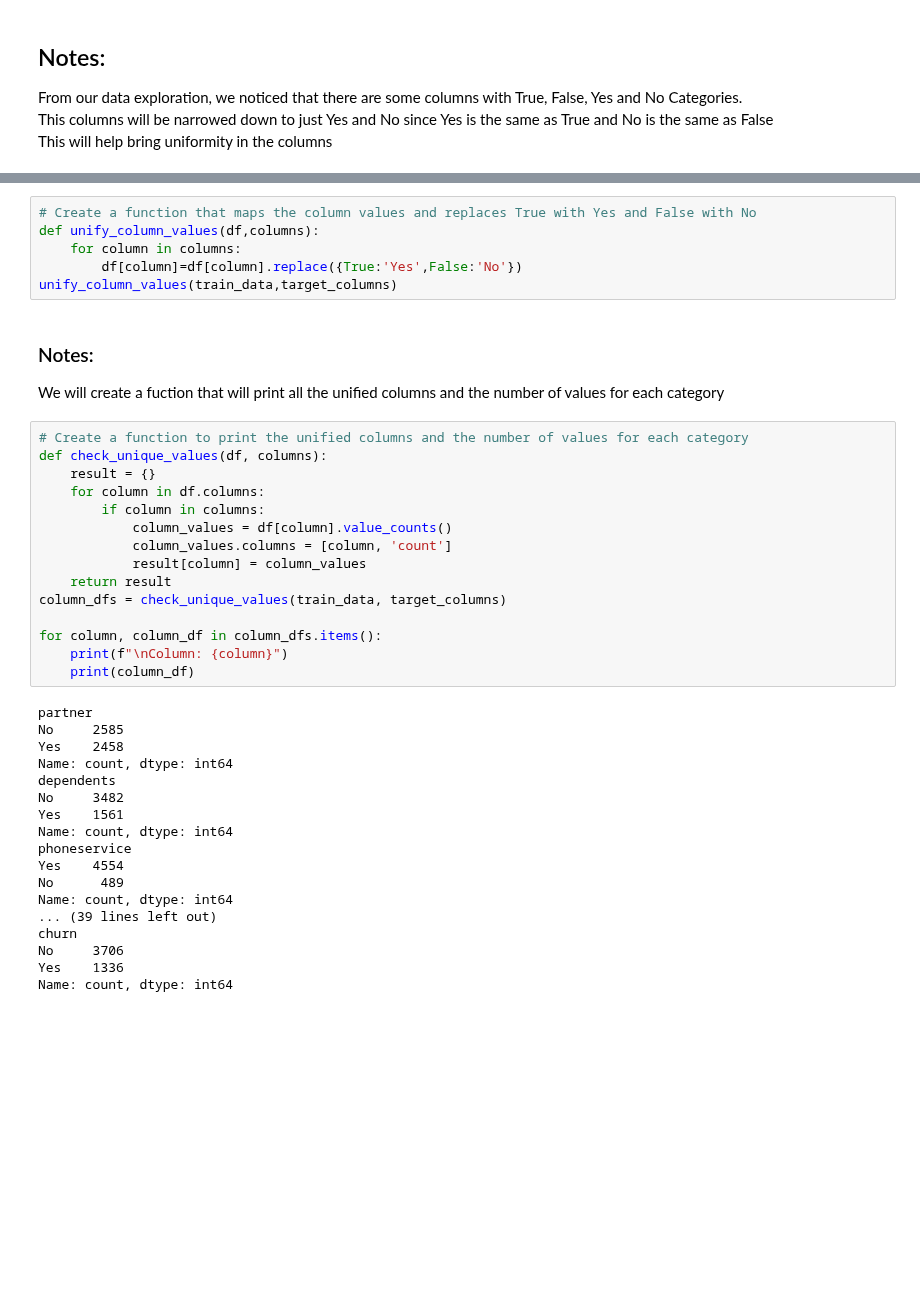
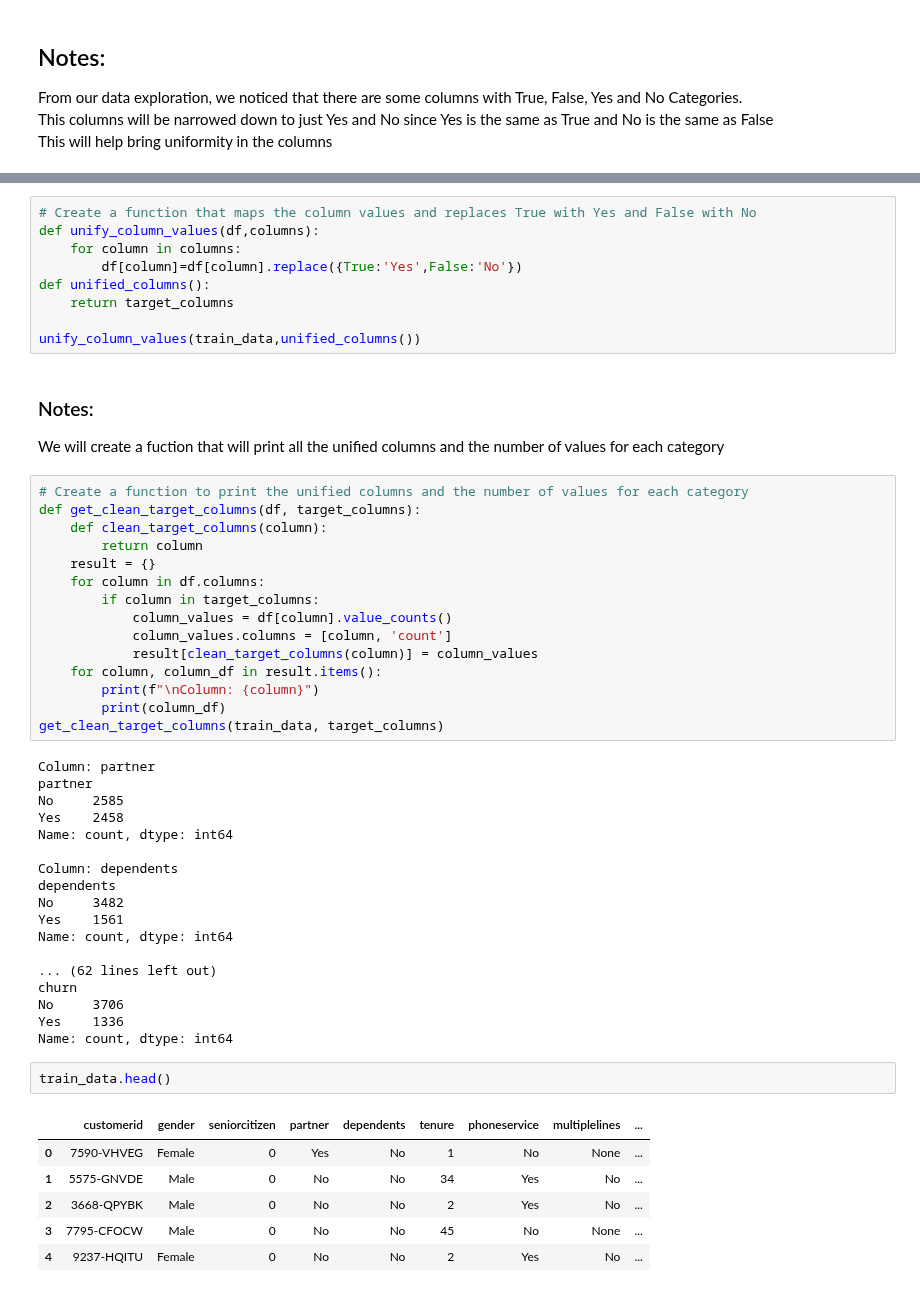
Before and after one commit to murithidenisgitobu/Vodafone_Corporation_Customer_Churn_Prediction, a Jupyter notebook: Customer_Churn_Prediction_Notebook.ipynb, the cells around one changed output, grey strips where cells are left out. Saved outputs shown, nothing was run; the diff lists cells and outputs as text; blank space fills up the shorter version.

```diff
--- a/Customer_Churn_Prediction_Notebook.ipynb
+++ b/Customer_Churn_Prediction_Notebook.ipynb
@@ -329,40 +333,52 @@ target_columns
 def unify_column_values(df,columns):
     for column in columns:
         df[column]=df[column].replace({True:'Yes',False:'No'})
-unify_column_values(train_data,target_columns)
+def unified_columns():
+    return target_columns
+
+unify_column_values(train_data,unified_columns())
 # %% [markdown]
 ### Notes:
 We will create a fuction that will print all the unified columns and the number of values for each category
 # %%
 # Create a function to print the unified columns and the number of values for each category
-def check_unique_values(df, columns):
+def get_clean_target_columns(df, target_columns):
+    def clean_target_columns(column):
+        return column
     result = {}
     for column in df.columns:
-        if column in columns:
+        if column in target_columns:
             column_values = df[column].value_counts()
             column_values.columns = [column, 'count']
-            result[column] = column_values
-    return result
-column_dfs = check_unique_values(train_data, target_columns)
-
-for column, column_df in column_dfs.items():
-    print(f"\nColumn: {column}")
-    print(column_df)
+            result[clean_target_columns(column)] = column_values
+    for column, column_df in result.items():
+        print(f"\nColumn: {column}")
+        print(column_df)
+get_clean_target_columns(train_data, target_columns)
 # %% [output]
+Column: partner
 partner
 No     2585
 Yes    2458
 Name: count, dtype: int64
+
+Column: dependents
 dependents
 No     3482
 Yes    1561
 Name: count, dtype: int64
-phoneservice
-Yes    4554
-No      489
-Name: count, dtype: int64
-... (39 lines left out)
+
+... (62 lines left out)
 churn
 No     3706
 Yes    1336
 Name: count, dtype: int64
+# %%
+train_data.head()
+# %% [output]
+|  | customerid | gender | seniorcitizen | partner | dependents | tenure | phoneservice | multiplelines | ... |
+| 0 | 7590-VHVEG | Female | 0 | Yes | No | 1 | No | None | ... |
+| 1 | 5575-GNVDE | Male | 0 | No | No | 34 | Yes | No | ... |
+| 2 | 3668-QPYBK | Male | 0 | No | No | 2 | Yes | No | ... |
+| 3 | 7795-CFOCW | Male | 0 | No | No | 45 | No | None | ... |
+| 4 | 9237-HQITU | Female | 0 | No | No | 2 | Yes | No | ... |
```
Also changed, not shown: parts of 1 cell of this notebook.
